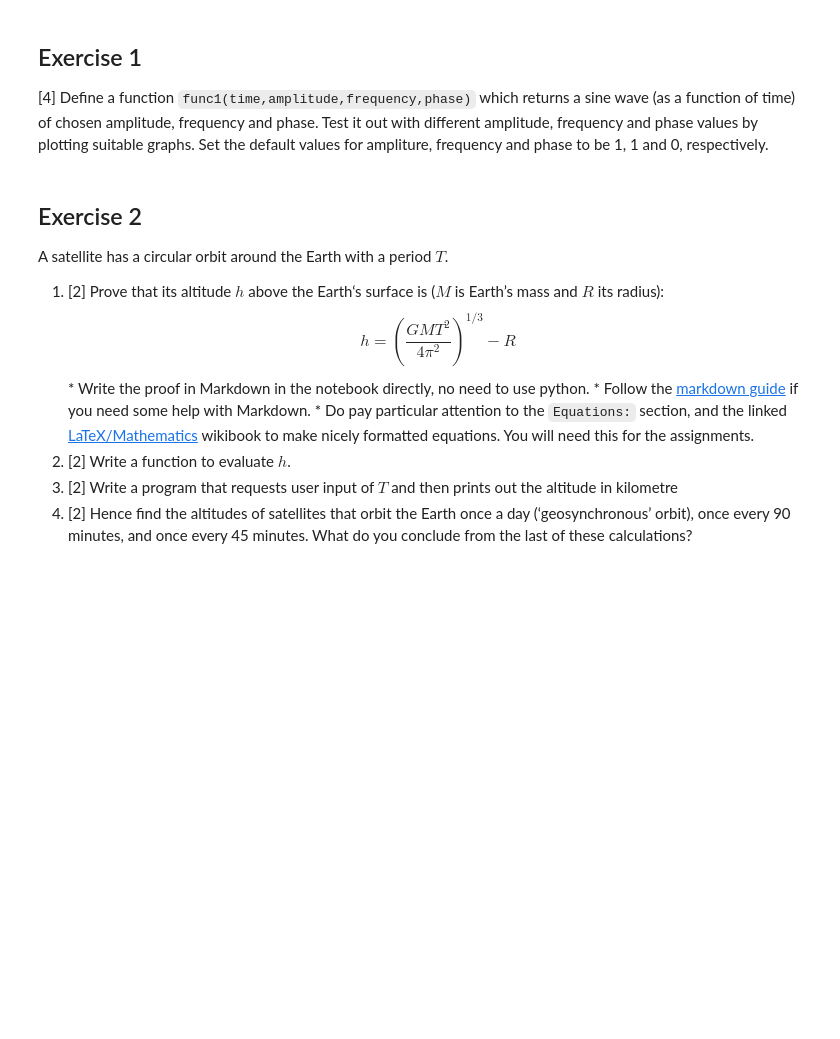
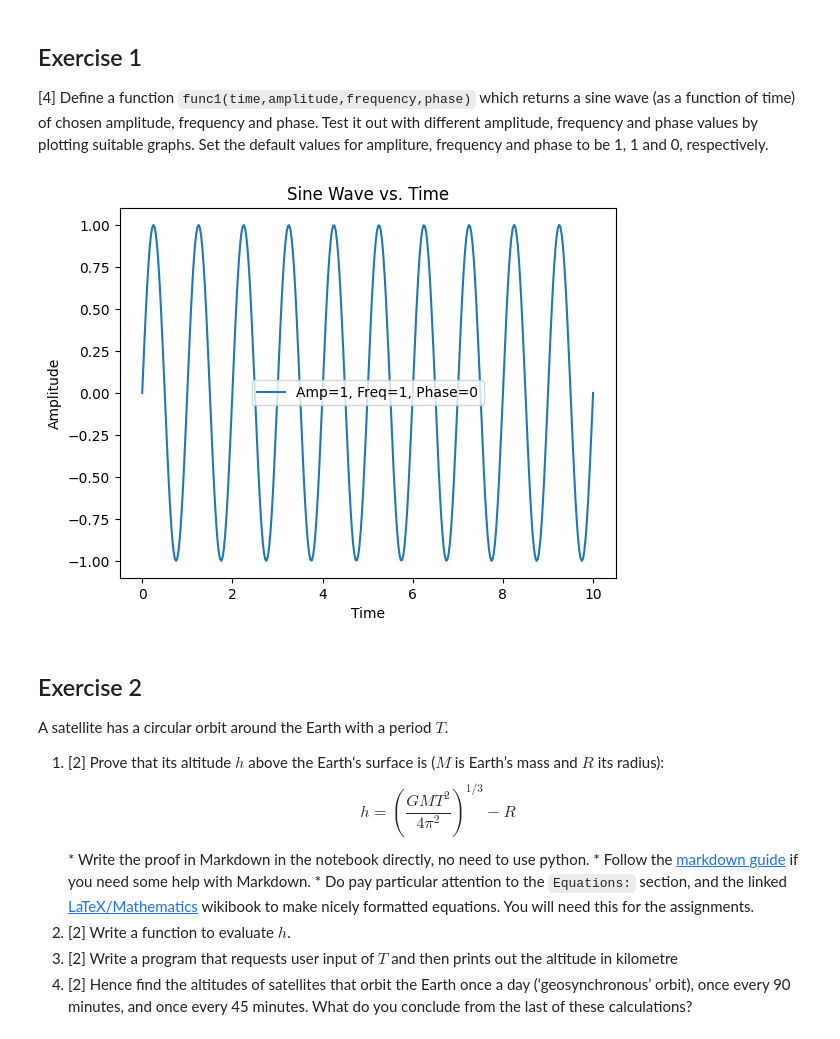
Before and after one commit to PX2145-2025/week-2-b-nkanoo, a Jupyter notebook: Functions.ipynb, the cells around one changed output. Drawn from its saved outputs; the diff is of its cells as text; code cells hidden in the pictures; blank space fills up the shorter version.

```diff
--- a/Functions.ipynb
+++ b/Functions.ipynb
@@ -275,28 +275,29 @@ Use the `anglesutils` module you just created to plot that function from $t=0\,\
 
 [4] Define a function `func1(time,amplitude,frequency,phase)` which returns a sine wave (as a function of time) of chosen amplitude, frequency and phase. Test it out with different amplitude, frequency and phase values by plotting suitable graphs. Set the default values for ampliture, frequency and phase to be 1, 1 and 0, respectively.
 # %%
-from matplotlib.pyplot import savefig,show,plot,xlabel,ylabel,title
+from matplotlib.pyplot import savefig,show,plot,xlabel,ylabel,title,legend
+from numpy import linspace,pi,sin
 
 def func1(time,amplitude,frequency,phase):
-  time_values = linspace(0, 10, 500)
 
+  sine_wave = amplitude*sin(2*pi*frequency*time+phase)
+  return sine_wave
 
-  amplitude = 1
-  frequency = 1
-  phase = 0
-  sine_wave = func1(time_values, amplitude, frequency, phase)
-  plot(time_values, sine_wave_default, label=f'Amp={amplitude}, Freq={frequency}, Phase={phase}')
+time1=linspace(0, 10, 360)
+amplitude = 1
+phase = 0
+frequency = 1
+func1(time1,1,1,0)
+sine_wave = func1(time1, amplitude, frequency, phase)
+plot(time1, sine_wave, label=f'Amp={amplitude}, Freq={frequency}, Phase={phase}')
 
-
-
-
-  xlabel('Time')
-  ylabel('Amplitude')
-  title('Sine Wave vs. Time')
-  legend()
-  show()
-
-#print(func1(1,1,1,0))
+xlabel('Time')
+ylabel('Amplitude')
+title('Sine Wave vs. Time')
+legend()
+show()
+# %% [output]
+[figure, added]
 # %% [markdown]
 ## Exercise 2
 
```
